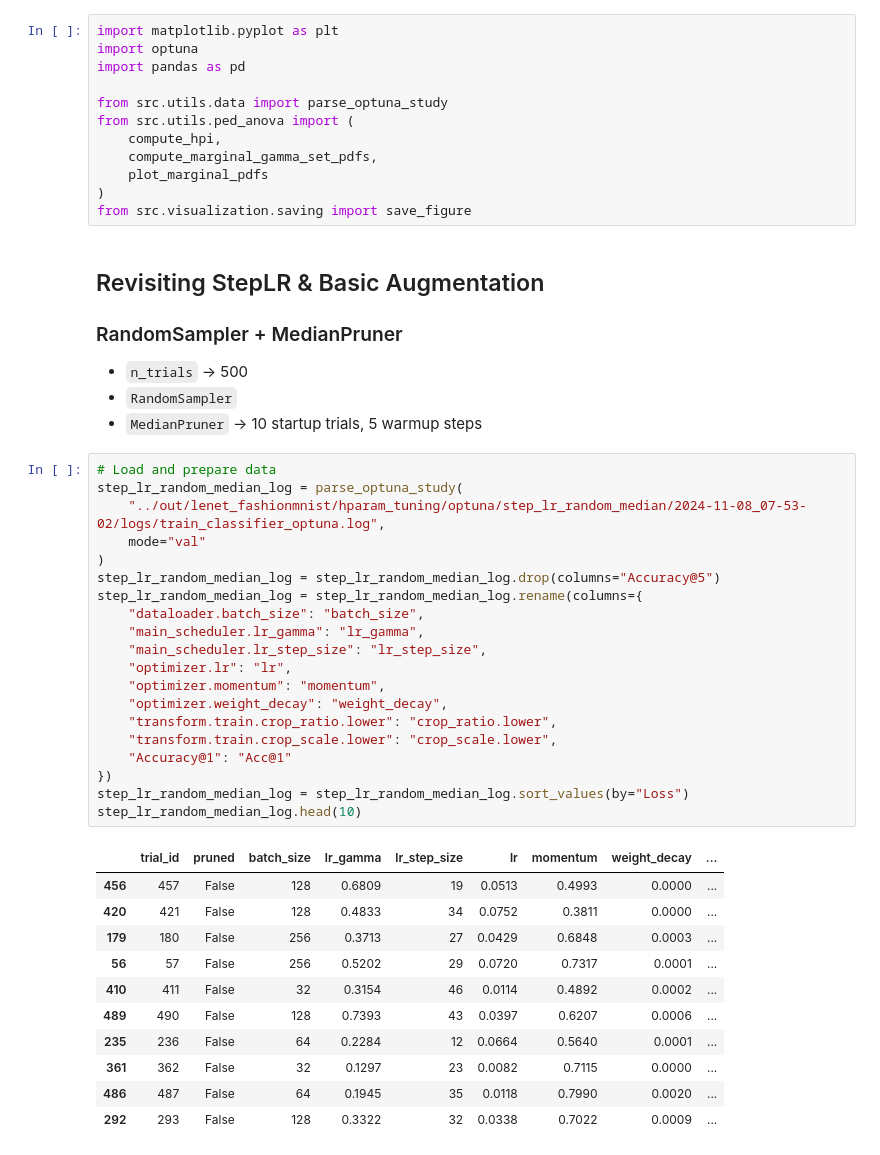
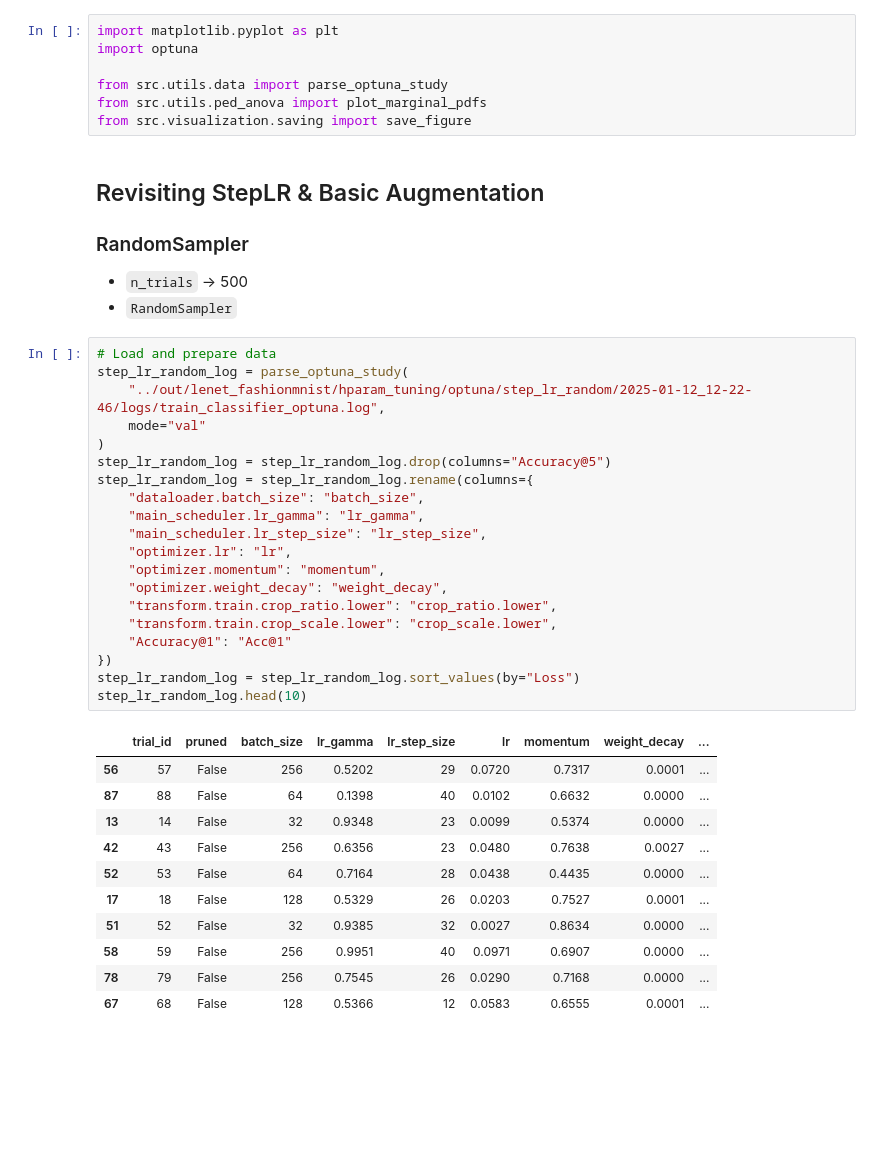
Before and after one commit to mrvnthss/rsa-vision-networks, a Jupyter notebook: notebooks/8.0-mt-optuna-studies.ipynb, the cells around one changed output. Cells and saved outputs as stored; diff of their text form; blank space fills up the shorter version.

```diff
--- a/notebooks/8.0-mt-optuna-studies.ipynb
+++ b/notebooks/8.0-mt-optuna-studies.ipynb
@@ -10,53 +10,47 @@
 # %%
 import matplotlib.pyplot as plt
 import optuna
-import pandas as pd
 
 from src.utils.data import parse_optuna_study
-from src.utils.ped_anova import (
-    compute_hpi,
-    compute_marginal_gamma_set_pdfs,
-    plot_marginal_pdfs
-)
+from src.utils.ped_anova import plot_marginal_pdfs
 from src.visualization.saving import save_figure
 # %% [markdown]
 ## Revisiting StepLR & Basic Augmentation
 
 
-### RandomSampler + MedianPruner
+### RandomSampler
 
 * ``n_trials`` &rarr; 500
 * ``RandomSampler``
-* ``MedianPruner`` &rarr; 10 startup trials, 5 warmup steps
 # %%
 # Load and prepare data
-step_lr_random_median_log = parse_optuna_study(
-    "../out/lenet_fashionmnist/hparam_tuning/optuna/step_lr_random_median/2024-11-08_07-53-02/logs/train_classifier_optuna.log",
+step_lr_random_log = parse_optuna_study(
+    "../out/lenet_fashionmnist/hparam_tuning/optuna/step_lr_random/2025-01-12_12-22-46/logs/train_classifier_optuna.log",
     mode="val"
 )
-step_lr_random_median_log = step_lr_random_median_log.drop(columns="Accuracy@5")
-step_lr_random_median_log = step_lr_random_median_log.rename(columns={
+step_lr_random_log = step_lr_random_log.drop(columns="Accuracy@5")
+step_lr_random_log = step_lr_random_log.rename(columns={
     "dataloader.batch_size": "batch_size",
     "main_scheduler.lr_gamma": "lr_gamma",
     "main_scheduler.lr_step_size": "lr_step_size",
     "optimizer.lr": "lr",
     "optimizer.momentum": "momentum",
     "optimizer.weight_decay": "weight_decay",
     "transform.train.crop_ratio.lower": "crop_ratio.lower",
     "transform.train.crop_scale.lower": "crop_scale.lower",
     "Accuracy@1": "Acc@1"
 })
-step_lr_random_median_log = step_lr_random_median_log.sort_values(by="Loss")
-step_lr_random_median_log.head(10)
+step_lr_random_log = step_lr_random_log.sort_values(by="Loss")
+step_lr_random_log.head(10)
 # %% [output]
 |  | trial_id | pruned | batch_size | lr_gamma | lr_step_size | lr | momentum | weight_decay | ... |
-| 456 | 457 | False | 128 | 0.6809 | 19 | 0.0513 | 0.4993 | 0.0000 | ... |
-| 420 | 421 | False | 128 | 0.4833 | 34 | 0.0752 | 0.3811 | 0.0000 | ... |
-| 179 | 180 | False | 256 | 0.3713 | 27 | 0.0429 | 0.6848 | 0.0003 | ... |
 | 56 | 57 | False | 256 | 0.5202 | 29 | 0.0720 | 0.7317 | 0.0001 | ... |
-| 410 | 411 | False | 32 | 0.3154 | 46 | 0.0114 | 0.4892 | 0.0002 | ... |
-| 489 | 490 | False | 128 | 0.7393 | 43 | 0.0397 | 0.6207 | 0.0006 | ... |
-| 235 | 236 | False | 64 | 0.2284 | 12 | 0.0664 | 0.5640 | 0.0001 | ... |
-| 361 | 362 | False | 32 | 0.1297 | 23 | 0.0082 | 0.7115 | 0.0000 | ... |
-| 486 | 487 | False | 64 | 0.1945 | 35 | 0.0118 | 0.7990 | 0.0020 | ... |
-| 292 | 293 | False | 128 | 0.3322 | 32 | 0.0338 | 0.7022 | 0.0009 | ... |
+| 87 | 88 | False | 64 | 0.1398 | 40 | 0.0102 | 0.6632 | 0.0000 | ... |
+| 13 | 14 | False | 32 | 0.9348 | 23 | 0.0099 | 0.5374 | 0.0000 | ... |
+| 42 | 43 | False | 256 | 0.6356 | 23 | 0.0480 | 0.7638 | 0.0027 | ... |
+| 52 | 53 | False | 64 | 0.7164 | 28 | 0.0438 | 0.4435 | 0.0000 | ... |
+| 17 | 18 | False | 128 | 0.5329 | 26 | 0.0203 | 0.7527 | 0.0001 | ... |
+| 51 | 52 | False | 32 | 0.9385 | 32 | 0.0027 | 0.8634 | 0.0000 | ... |
+| 58 | 59 | False | 256 | 0.9951 | 40 | 0.0971 | 0.6907 | 0.0000 | ... |
+| 78 | 79 | False | 256 | 0.7545 | 26 | 0.0290 | 0.7168 | 0.0000 | ... |
+| 67 | 68 | False | 128 | 0.5366 | 12 | 0.0583 | 0.6555 | 0.0001 | ... |
```
Also changed, not shown: parts of 14 cells of this notebook, 2 other files.
